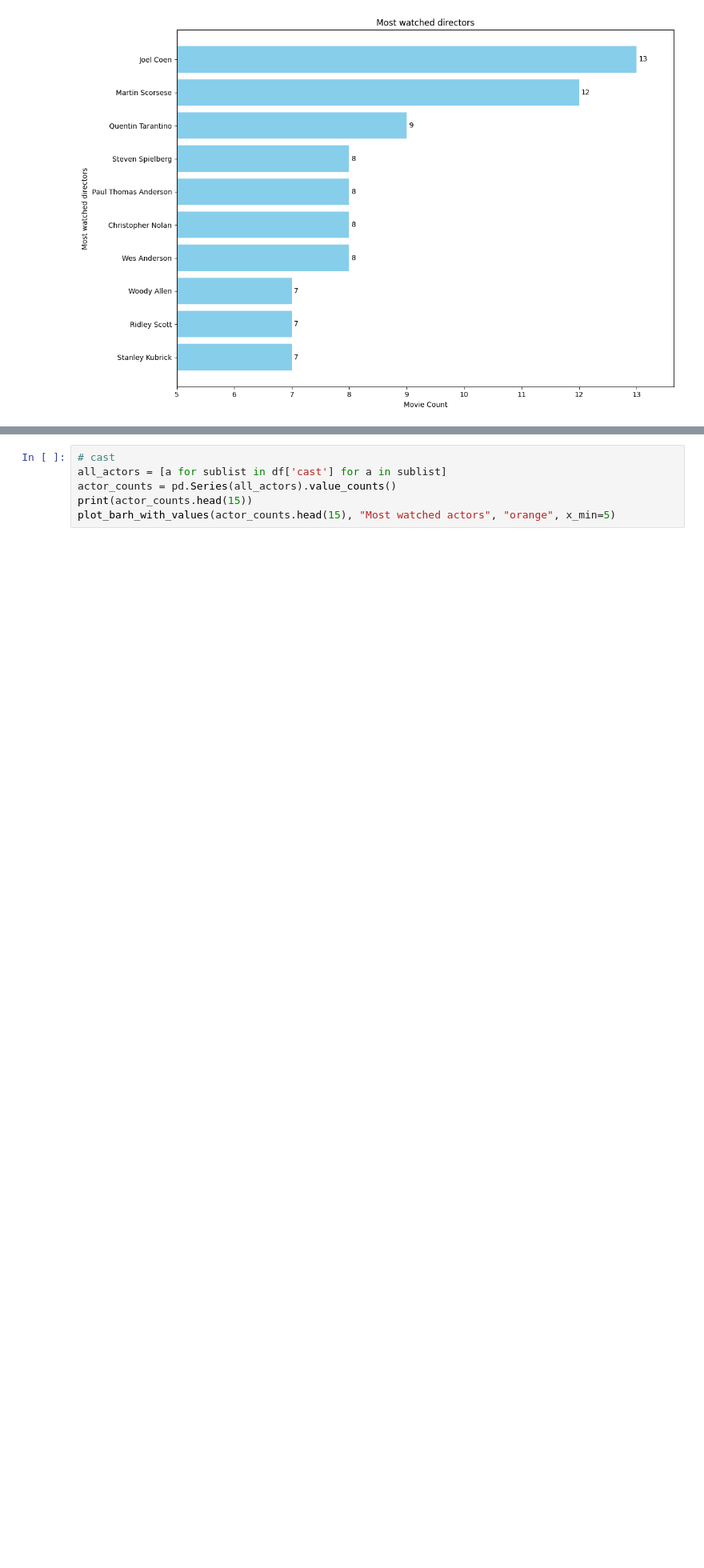
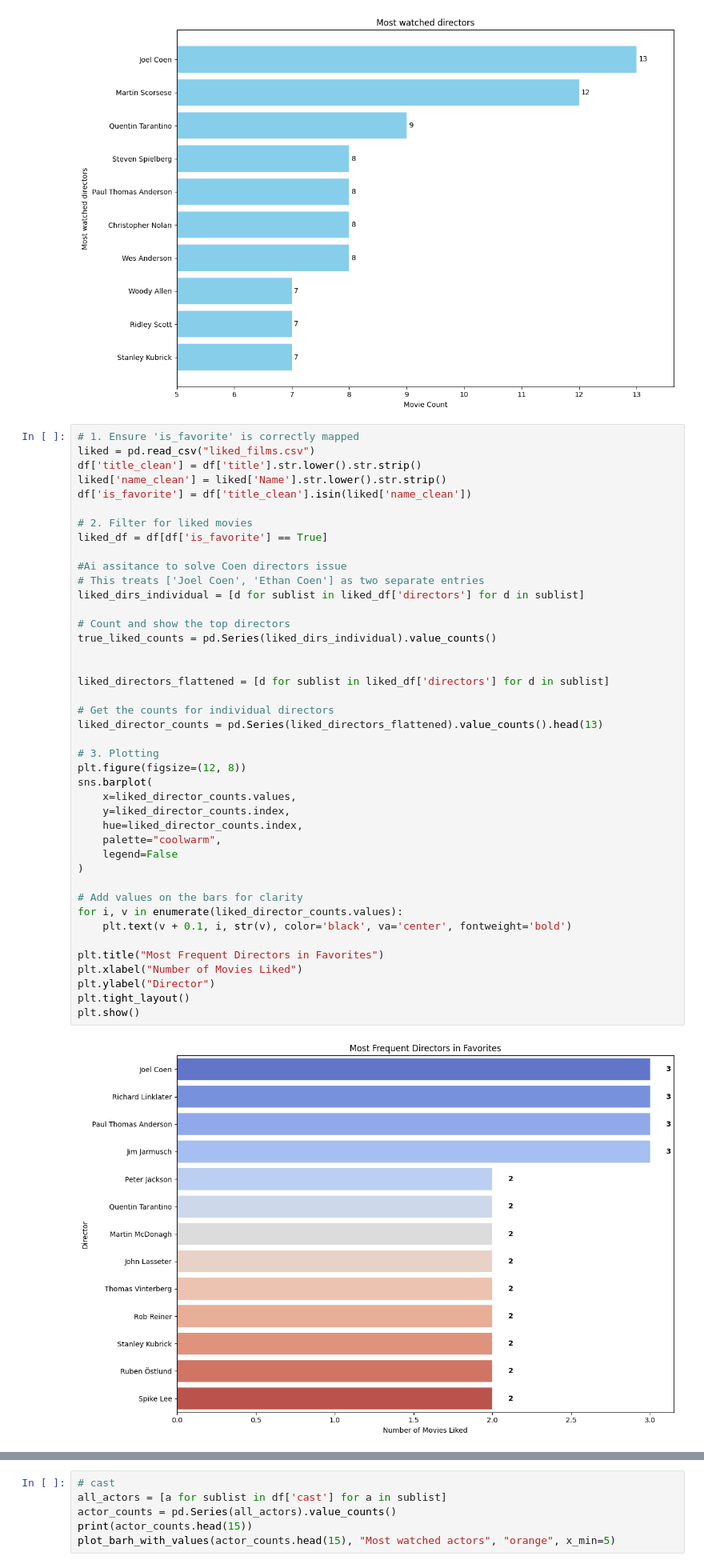
Before and after one commit to nerisius/DSA210-Personal-Data-Analyze-Project, a Jupyter notebook: analyze.ipynb, the cells around one changed output, grey strips where cells are left out. Shown at 80% size. Cells and saved outputs as stored; diff of their text form; blank space fills up the shorter version.

```diff
--- a/analyze.ipynb
+++ b/analyze.ipynb
@@ -44,6 +44,50 @@ Ridley Scott             7
 Stanley Kubrick          7
 Name: count, dtype: int64
 [figure]
+# %%
+# 1. Ensure 'is_favorite' is correctly mapped
+liked = pd.read_csv("liked_films.csv")
+df['title_clean'] = df['title'].str.lower().str.strip()
+liked['name_clean'] = liked['Name'].str.lower().str.strip()
+df['is_favorite'] = df['title_clean'].isin(liked['name_clean'])
+
+# 2. Filter for liked movies
+liked_df = df[df['is_favorite'] == True]
+
+#Ai assitance to solve Coen directors issue
+# This treats ['Joel Coen', 'Ethan Coen'] as two separate entries
+liked_dirs_individual = [d for sublist in liked_df['directors'] for d in sublist]
+
+# Count and show the top directors
+true_liked_counts = pd.Series(liked_dirs_individual).value_counts()
+
+
+liked_directors_flattened = [d for sublist in liked_df['directors'] for d in sublist]
+
+# Get the counts for individual directors
+liked_director_counts = pd.Series(liked_directors_flattened).value_counts().head(13)
+
+# 3. Plotting
+plt.figure(figsize=(12, 8))
+sns.barplot(
+    x=liked_director_counts.values,
+    y=liked_director_counts.index,
+    hue=liked_director_counts.index,
+    palette="coolwarm",
+    legend=False
+)
+
+# Add values on the bars for clarity
+for i, v in enumerate(liked_director_counts.values):
+    plt.text(v + 0.1, i, str(v), color='black', va='center', fontweight='bold')
+
+plt.title("Most Frequent Directors in Favorites")
+plt.xlabel("Number of Movies Liked")
+plt.ylabel("Director")
+plt.tight_layout()
+plt.show()
+# %% [output]
+[figure, added]
 # %%
 # Director Hit Rate Analysis
 liked = pd.read_csv("liked_films.csv")
```
Also changed, not shown: parts of 7 cells of this notebook, 2 other files.
